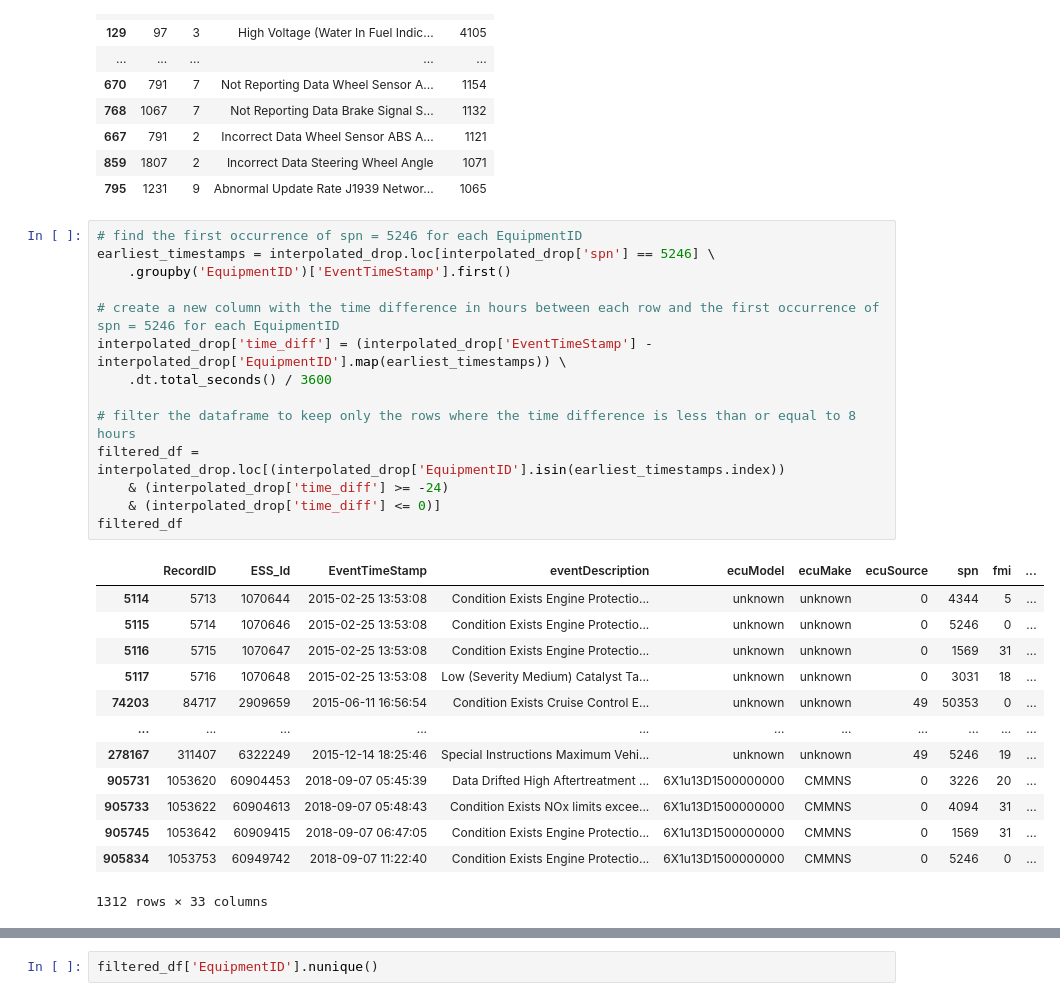
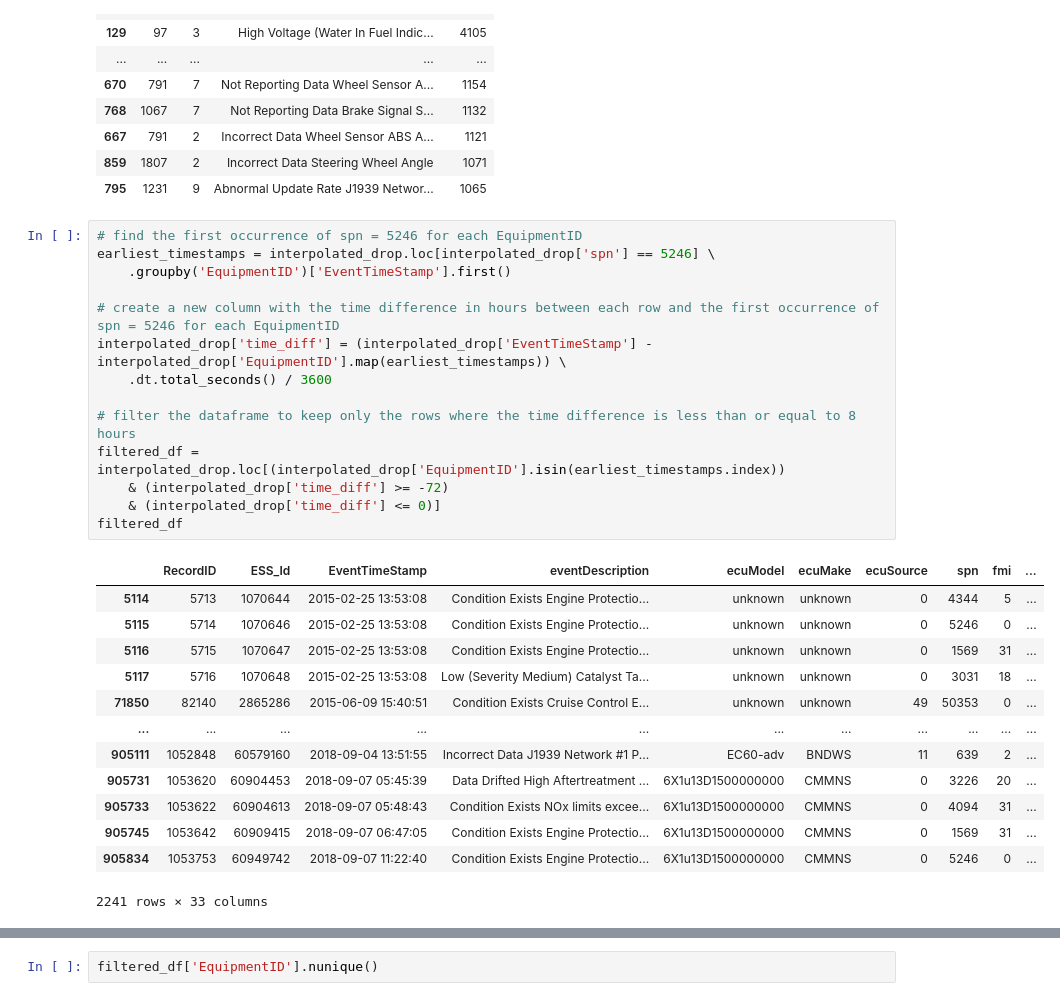
Before and after one commit to ashamaheshwari/big_g_express-predicting-derates, a Jupyter notebook: notebooks/RUL.ipynb, the cells around one changed output, grey strips where cells are left out. Cells and saved outputs as stored; diff of their text form.

```diff
--- a/notebooks/RUL.ipynb
+++ b/notebooks/RUL.ipynb
@@ -1412,28 +1464,28 @@ no_derates.groupby(['spn', 'fmi', 'eventDescription']).size().reset_index(name='
 # %%
 # find the first occurrence of spn = 5246 for each EquipmentID
 earliest_timestamps = interpolated_drop.loc[interpolated_drop['spn'] == 5246] \
     .groupby('EquipmentID')['EventTimeStamp'].first()
 
 # create a new column with the time difference in hours between each row and the first occurrence of spn = 5246 for each EquipmentID
 interpolated_drop['time_diff'] = (interpolated_drop['EventTimeStamp'] - interpolated_drop['EquipmentID'].map(earliest_timestamps)) \
     .dt.total_seconds() / 3600
 
 # filter the dataframe to keep only the rows where the time difference is less than or equal to 8 hours
 filtered_df = interpolated_drop.loc[(interpolated_drop['EquipmentID'].isin(earliest_timestamps.index))
-    & (interpolated_drop['time_diff'] >= -24)
+    & (interpolated_drop['time_diff'] >= -72)
     & (interpolated_drop['time_diff'] <= 0)]
 filtered_df
 # %% [output]
 |  | RecordID | ESS_Id | EventTimeStamp | eventDescription | ecuModel | ecuMake | ecuSource | spn | fmi | ... |
 | 5114 | 5713 | 1070644 | 2015-02-25 13:53:08 | Condition Exists Engine Protectio... | unknown | unknown | 0 | 4344 | 5 | ... |
 | 5115 | 5714 | 1070646 | 2015-02-25 13:53:08 | Condition Exists Engine Protectio... | unknown | unknown | 0 | 5246 | 0 | ... |
 | 5116 | 5715 | 1070647 | 2015-02-25 13:53:08 | Condition Exists Engine Protectio... | unknown | unknown | 0 | 1569 | 31 | ... |
 | 5117 | 5716 | 1070648 | 2015-02-25 13:53:08 | Low (Severity Medium) Catalyst Ta... | unknown | unknown | 0 | 3031 | 18 | ... |
-| 74203 | 84717 | 2909659 | 2015-06-11 16:56:54 | Condition Exists Cruise Control E... | unknown | unknown | 49 | 50353 | 0 | ... |
+| 71850 | 82140 | 2865286 | 2015-06-09 15:40:51 | Condition Exists Cruise Control E... | unknown | unknown | 49 | 50353 | 0 | ... |
 | ... | ... | ... | ... | ... | ... | ... | ... | ... | ... | ... |
-| 278167 | 311407 | 6322249 | 2015-12-14 18:25:46 | Special Instructions Maximum Vehi... | unknown | unknown | 49 | 5246 | 19 | ... |
+| 905111 | 1052848 | 60579160 | 2018-09-04 13:51:55 | Incorrect Data J1939 Network #1 P... | EC60-adv | BNDWS | 11 | 639 | 2 | ... |
 | 905731 | 1053620 | 60904453 | 2018-09-07 05:45:39 | Data Drifted High Aftertreatment ... | 6X1u13D1500000000 | CMMNS | 0 | 3226 | 20 | ... |
 | 905733 | 1053622 | 60904613 | 2018-09-07 05:48:43 | Condition Exists NOx limits excee... | 6X1u13D1500000000 | CMMNS | 0 | 4094 | 31 | ... |
 | 905745 | 1053642 | 60909415 | 2018-09-07 06:47:05 | Condition Exists Engine Protectio... | 6X1u13D1500000000 | CMMNS | 0 | 1569 | 31 | ... |
 | 905834 | 1053753 | 60949742 | 2018-09-07 11:22:40 | Condition Exists Engine Protectio... | 6X1u13D1500000000 | CMMNS | 0 | 5246 | 0 | ... |
-1312 rows × 33 columns
+2241 rows × 33 columns
```
Also changed, not shown: parts of 60 cells of this notebook.
